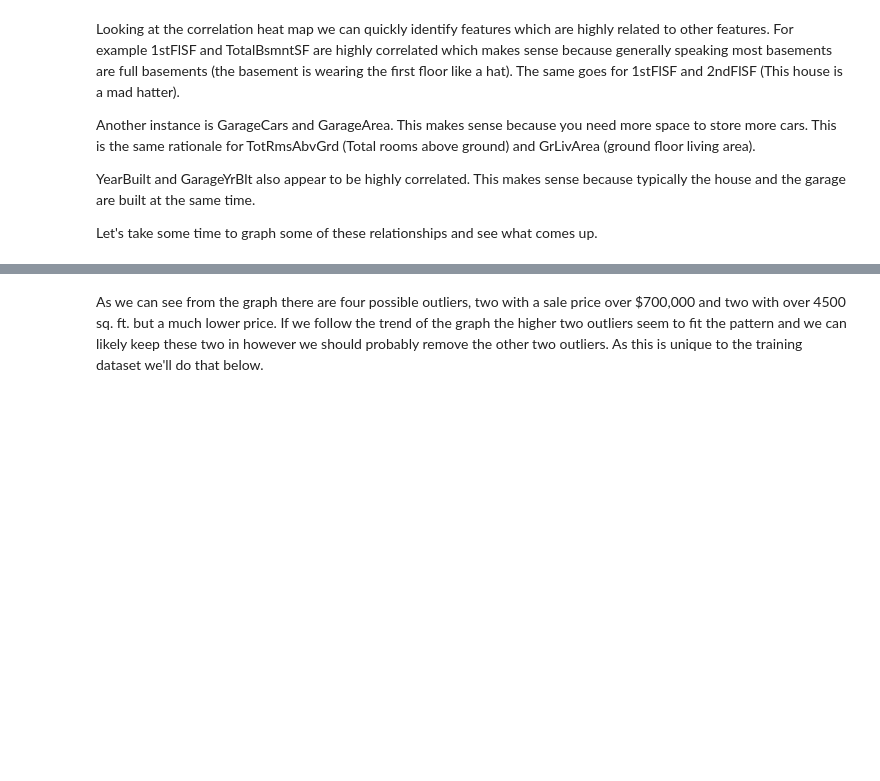
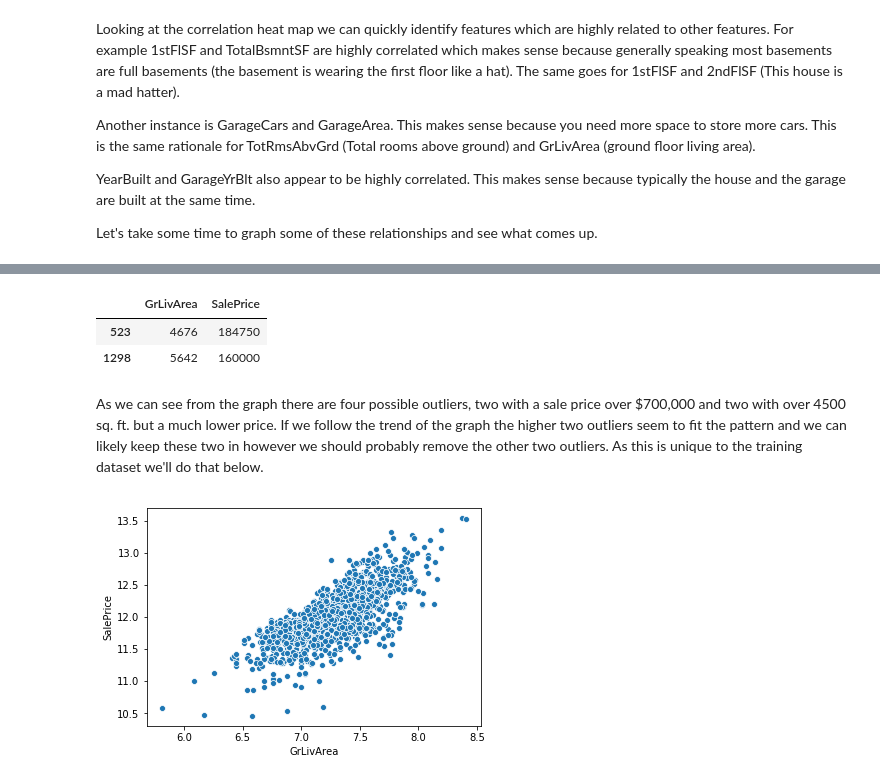
Before and after one commit to PyDataFortWayne/KAGGLE-House-Prices, a Jupyter notebook: home_prices_v2.ipynb, the cells around one changed output, grey strips where cells are left out. Saved outputs shown, nothing was run; the diff lists cells and outputs as text; code cells hidden in the pictures; blank space fills up the shorter version.

Commit message:
Added log transform and some plots.

```diff
--- a/home_prices_v2.ipynb
+++ b/home_prices_v2.ipynb
@@ -16,29 +17,31 @@ def drop_high_missing_features(df):
     for col in df.columns.values:
         if df[col].isnull().sum() / tot_rec > 0.15:
             del df[col]
-    return df
 
-def process_df(df, ohe_list):
+def process_df(df):
     df['CentralAir'] = df['CentralAir'].map({'Y':1,'N':0}).astype(int)
 
-    df = drop_high_missing_features(df)
-
-    df = df[~df['Electrical'].isnull()]
+    drop_high_missing_features(df)
+    mask = df['Electrical'].notna()
+    df = df.loc[(mask), :]
+    #df.drop(df['Electrical'].isnull(), axis=0)
 
     # Drop TotRmsAbvGrd - Same type of information as GrLivArea
     del df['TotRmsAbvGrd']
     # Same for GarageCars (GarageArea)
-    del df['GarageCars']
 
-    for c in ['GarageType', 'GarageType', 'GarageYrBlt', 'GarageFinish',
-              'GarageQual', 'GarageCond' 'BsmtExposure', 'BsmtFinType2',
-              'BsmtFinType2', 'BsmtFinType1', 'BsmtCond', 'BsmtQual',
+
+    for c in ['GarageType', 'GarageYrBlt', 'GarageFinish', 'GarageCars',
+              'GarageQual', 'GarageCond', 'BsmtExposure', 'BsmtFinType2', 'BsmtUnfSF',
+              'BsmtFinType1', 'BsmtCond', 'BsmtQual', 'BsmtFinSF1', 'BsmtFinSF2',
               'MasVnrArea', 'MasVnrType']:
-        del df[c]
+        if c in df.columns.values:
+            del df[c]
+
+    df['GrLivArea'] = np.log(df['GrLivArea'])
 
     if 'SalePrice' in df.columns.values:
         df['SalePrice'] = np.log(df['SalePrice'])
-    return df
 # %% [markdown]
 #### Import the train csv file to take a look at the data
 # %%
@@ -97,7 +133,15 @@ sns.scatterplot(x=df['GrLivArea'], y= df['SalePrice']);
 # %%
 filter = (df['GrLivArea'] > 4000) & (df['SalePrice'] < 200000)
 df[filter][['GrLivArea', 'SalePrice']]
+# %% [output]
+|  | GrLivArea | SalePrice |
+| 523 | 4676 | 184750 |
+| 1298 | 5642 | 160000 |
 # %% [markdown]
 As we can see from the graph there are four possible outliers, two with a sale price over $700,000 and two with over 4500 sq. ft. but a much lower price. If we follow the trend of the graph the higher two outliers seem to fit the pattern and we can likely keep these two in however we should probably remove the other two outliers. As this is unique to the training dataset we'll do that below.
 # %%
 df = df[~filter]
+# %%
+sns.scatterplot(np.log(df['GrLivArea']), np.log(df['SalePrice']));
+# %% [output]
+[figure, added]
```
Also changed, not shown: parts of 11 cells of this notebook, 1 other file.
